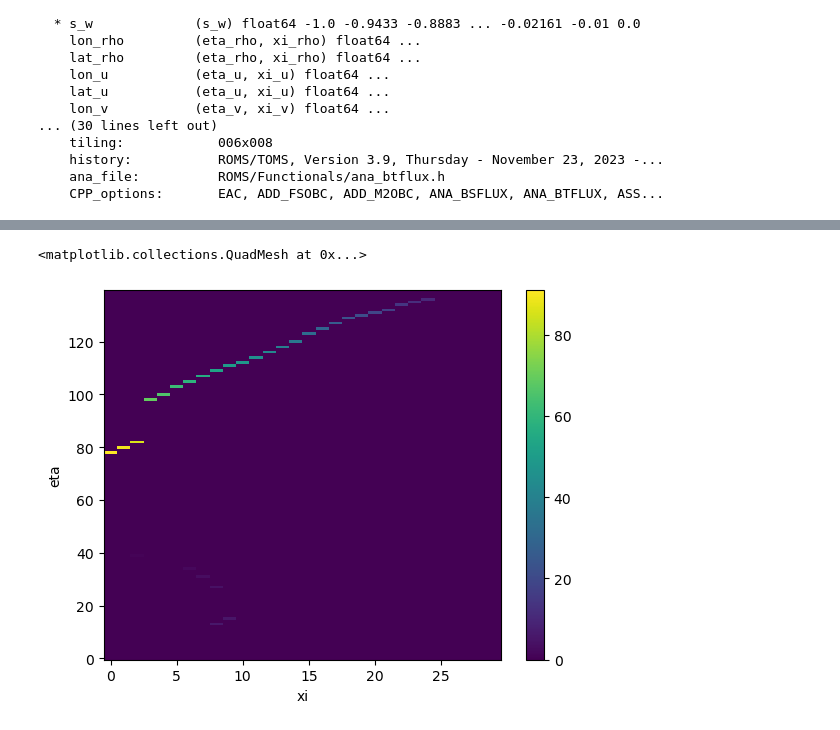
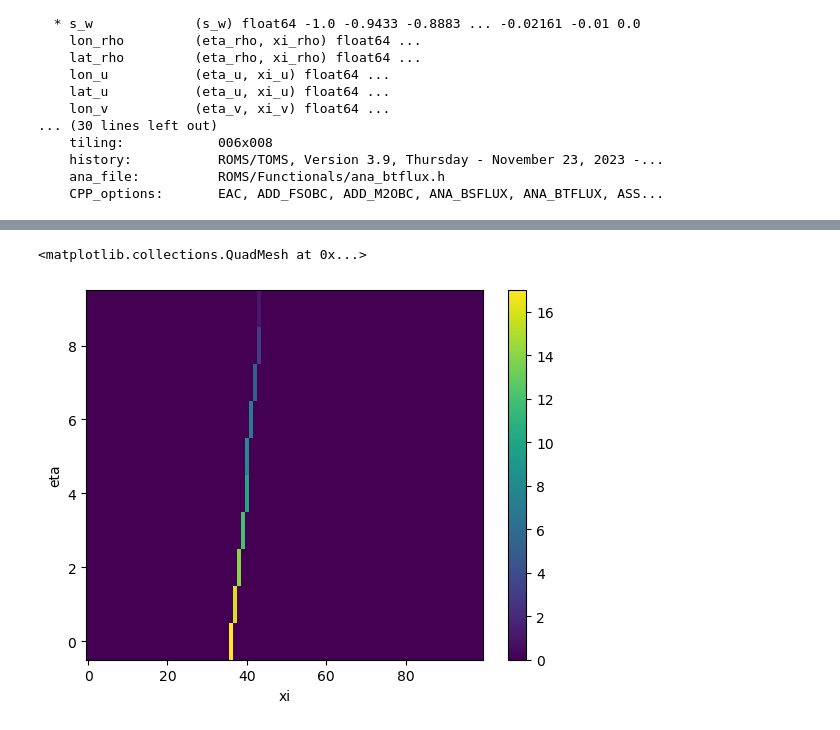
Before and after one commit to fncsobral/waom_notebook, a Jupyter notebook: OHB_shelf/Cross-1500m/testing.ipynb, the cells around one changed output, grey strips where cells are left out. Cells and saved outputs as stored; diff of their text form; code cells hidden in the pictures.

```diff
--- a/OHB_shelf/Cross-1500m/testing.ipynb
+++ b/OHB_shelf/Cross-1500m/testing.ipynb
@@ -24,8 +24,9 @@ Coordinates:
     ana_file:          ROMS/Functionals/ana_btflux.h
     CPP_options:       EAC, ADD_FSOBC, ADD_M2OBC, ANA_BSFLUX, ANA_BTFLUX, ASS...
 # %%
-xi_slice = slice(80, 110)
-eta_slice = slice(10, 150)
+# Selecting a small area
+xi_slice = slice(60, 160)
+eta_slice = slice(140, 150)
 
 lat_rho = dg["lat_rho"].isel(eta_rho=eta_slice, xi_rho=xi_slice)
 lon_rho = dg["lon_rho"].isel(eta_rho=eta_slice, xi_rho=xi_slice)
@@ -137,8 +164,13 @@ y_var = lat_rho
 # %%
+# Getting lat and lon from the indexes
 lat_along_contour = np.zeros((len(x_contour)))
 lon_along_contour = np.zeros((len(x_contour)))
 
+# FS why do we need -1 here???
 for ii in range(len(h_contour)):
-    lon_along_contour[ii] = x_var[y_contour[ii-1],x_contour[ii-1]]
-    lat_along_contour[ii] = y_var[y_contour[ii-1],x_contour[ii-1]]
+    # print(ii-1)
+    # lon_along_contour[ii] = x_var[y_contour[ii-1],x_contour[ii-1]]
+    # lat_along_contour[ii] = y_var[y_contour[ii-1],x_contour[ii-1]]
+    lon_along_contour[ii] = x_var[y_contour[ii],x_contour[ii]]
+    lat_along_contour[ii] = y_var[y_contour[ii],x_contour[ii]]
 # %%
@@ -166,0 +199,10 @@ lon_along_contour = np.append(lon_along_contour, lon_along_contour[0])
+# %%
+# FS: My method. I think it is safer because I am informing the dimensions to be used, instead of selection columns...
+lat_along_contour = list()
+lon_along_contour = list()
+for xx, yy in zip(x_contour, y_contour):
+    lon_along_contour.append(x_var.isel(xi_rho=xx, eta_rho=yy).values)
+    lat_along_contour.append(y_var.isel(xi_rho=xx, eta_rho=yy).values)
+
+
+lon_along_contour, lat_along_contour
@@ -282,7 +360,7 @@ plt.colorbar()
 # %%
 import numpy.ma as ma
 
-mask_shelf2 = ma.masked_where(contour_masked_above == -1000, np.ones(h.shape))
+# mask_shelf2 = ma.masked_where(contour_masked_above == -1000, np.ones(h.shape))  #FS not being used?
 
 # Direction of cross-contour transport
 
@@ -295,6 +373,6 @@ mask_x_transport_numbered = np.zeros_like(contour_mask_numbered)
 # make halos: add 2 extra columns with the value of the last/first columns of the original
 shape = contour_masked_above.shape
 contour_masked_above_halo = np.zeros((shape[0], shape[1]+2))
-contour_masked_above_halo[:, 0] = contour_masked_above[:, -1]
+contour_masked_above_halo[:, 0] = contour_masked_above[:, 0]  # Inverted this one
 contour_masked_above_halo[:, 1:-1] = contour_masked_above
-contour_masked_above_halo[:, -1] = contour_masked_above[:, 0]
+contour_masked_above_halo[:, -1] = contour_masked_above[:, -1] # with this one!
@@ -419,10 +493,10 @@ mask_y_transport_Vgrd = mask_y_transport_Vgrd.rename({'eta_v': 'eta','xi_v': 'xi
 mask_x_transport_numbered_Ugrd = mask_x_transport_numbered_Ugrd.rename({'eta_u': 'eta','xi_u': 'xi'})
 mask_y_transport_numbered_Vgrd = mask_y_transport_numbered_Vgrd.rename({'eta_v': 'eta','xi_v': 'xi'})
 # %%
-mask_y_transport_numbered_Vgrd.plot()
+mask_x_transport_numbered_Ugrd.plot()
 # %% [output]
 <matplotlib.collections.QuadMesh at 0x...>
-[figure, old version]
+[figure, new version]
 # %%
 # Create the contour order data-array. Note that in this procedure the x-grid counts have x-grid
 #   dimensions and the y-grid counts have y-grid dimensions, but these are implicit, the dimension
```
Also changed, not shown: parts of 43 cells of this notebook.
